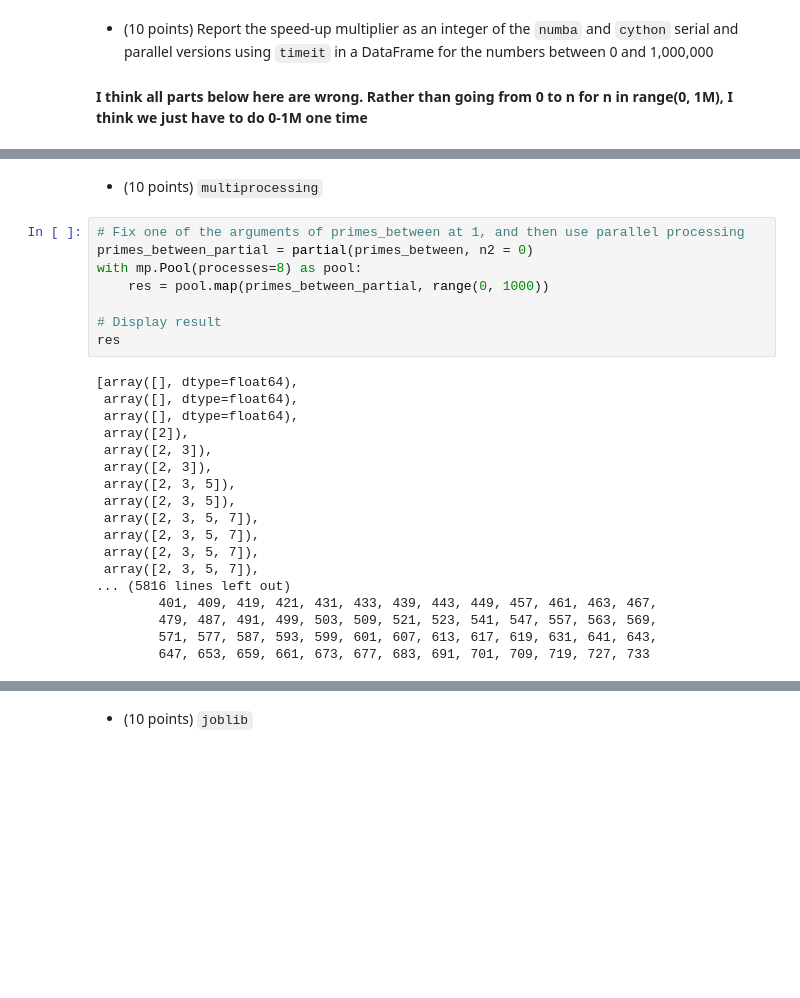
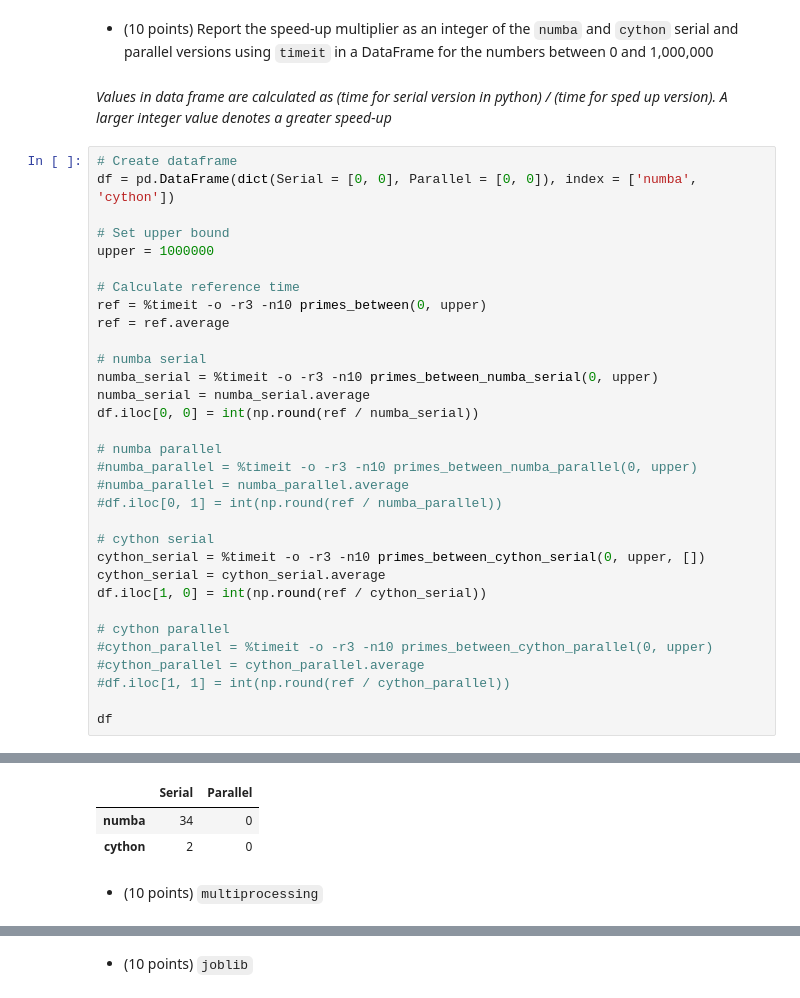
Before and after one commit to robkravec/sta-663-2021, a Jupyter notebook: notebooks/copies/homework/Homework04.ipynb, the cells around one changed output, grey strips where cells are left out. Drawn from its saved outputs; the diff is of its cells as text; blank space fills up the shorter version.

```diff
--- a/notebooks/copies/homework/Homework04.ipynb
+++ b/notebooks/copies/homework/Homework04.ipynb
@@ -314,5 +319,38 @@ Error compiling Cython file:
 /home/jovyan/.cache/ipython/cython/_cython_magic_df6a768c27cbcde6077d9f109a110b51.pyx:29:30: Converting to Python object not allowed without gil
 # %% [markdown]
 - (10 points) Report the speed-up multiplier as an integer of the `numba` and `cython` serial and parallel versions using `timeit` in a DataFrame for the numbers between 0 and 1,000,000
-# %% [markdown]
-**I think all parts below here are wrong. Rather than going from 0 to n for n in range(0, 1M), I think we just have to do 0-1M one time**
+# %% [markdown]
+*Values in data frame are calculated as (time for serial version in python) / (time for sped up version). A larger integer value denotes a greater speed-up*
+# %%
+# Create dataframe
+df = pd.DataFrame(dict(Serial = [0, 0], Parallel = [0, 0]), index = ['numba', 'cython'])
+
+# Set upper bound
+upper = 1000000
+
+# Calculate reference time
+ref = %timeit -o -r3 -n10 primes_between(0, upper)
+ref = ref.average
+
+# numba serial
+numba_serial = %timeit -o -r3 -n10 primes_between_numba_serial(0, upper)
+numba_serial = numba_serial.average
+df.iloc[0, 0] = int(np.round(ref / numba_serial))
+
+# numba parallel
+#numba_parallel = %timeit -o -r3 -n10 primes_between_numba_parallel(0, upper)
+#numba_parallel = numba_parallel.average
+#df.iloc[0, 1] = int(np.round(ref / numba_parallel))
+
+# cython serial
+cython_serial = %timeit -o -r3 -n10 primes_between_cython_serial(0, upper, [])
+cython_serial = cython_serial.average
+df.iloc[1, 0] = int(np.round(ref / cython_serial))
+
+# cython parallel
+#cython_parallel = %timeit -o -r3 -n10 primes_between_cython_parallel(0, upper)
+#cython_parallel = cython_parallel.average
+#df.iloc[1, 1] = int(np.round(ref / cython_parallel))
+
+df
+# %% [output]
@@ -319,28 +360,5 @@ Error compiling Cython file:
+|  | Serial | Parallel |
+| numba | 34 | 0 |
+| cython | 2 | 0 |
 # %% [markdown]
 - (10 points) `multiprocessing`
-# %%
-# Fix one of the arguments of primes_between at 1, and then use parallel processing
-primes_between_partial = partial(primes_between, n2 = 0)
-with mp.Pool(processes=8) as pool:
-    res = pool.map(primes_between_partial, range(0, 1000))
-
-# Display result
-res
-# %% [output]
-[array([], dtype=float64),
- array([], dtype=float64),
- array([], dtype=float64),
- array([2]),
- array([2, 3]),
- array([2, 3]),
- array([2, 3, 5]),
- array([2, 3, 5]),
- array([2, 3, 5, 7]),
- array([2, 3, 5, 7]),
- array([2, 3, 5, 7]),
- array([2, 3, 5, 7]),
-... (5816 lines left out)
-        401, 409, 419, 421, 431, 433, 439, 443, 449, 457, 461, 463, 467,
-        479, 487, 491, 499, 503, 509, 521, 523, 541, 547, 557, 563, 569,
-        571, 577, 587, 593, 599, 601, 607, 613, 617, 619, 631, 641, 643,
-        647, 653, 659, 661, 673, 677, 683, 691, 701, 709, 719, 727, 733
```
Also changed, not shown: parts of 8 cells of this notebook.
